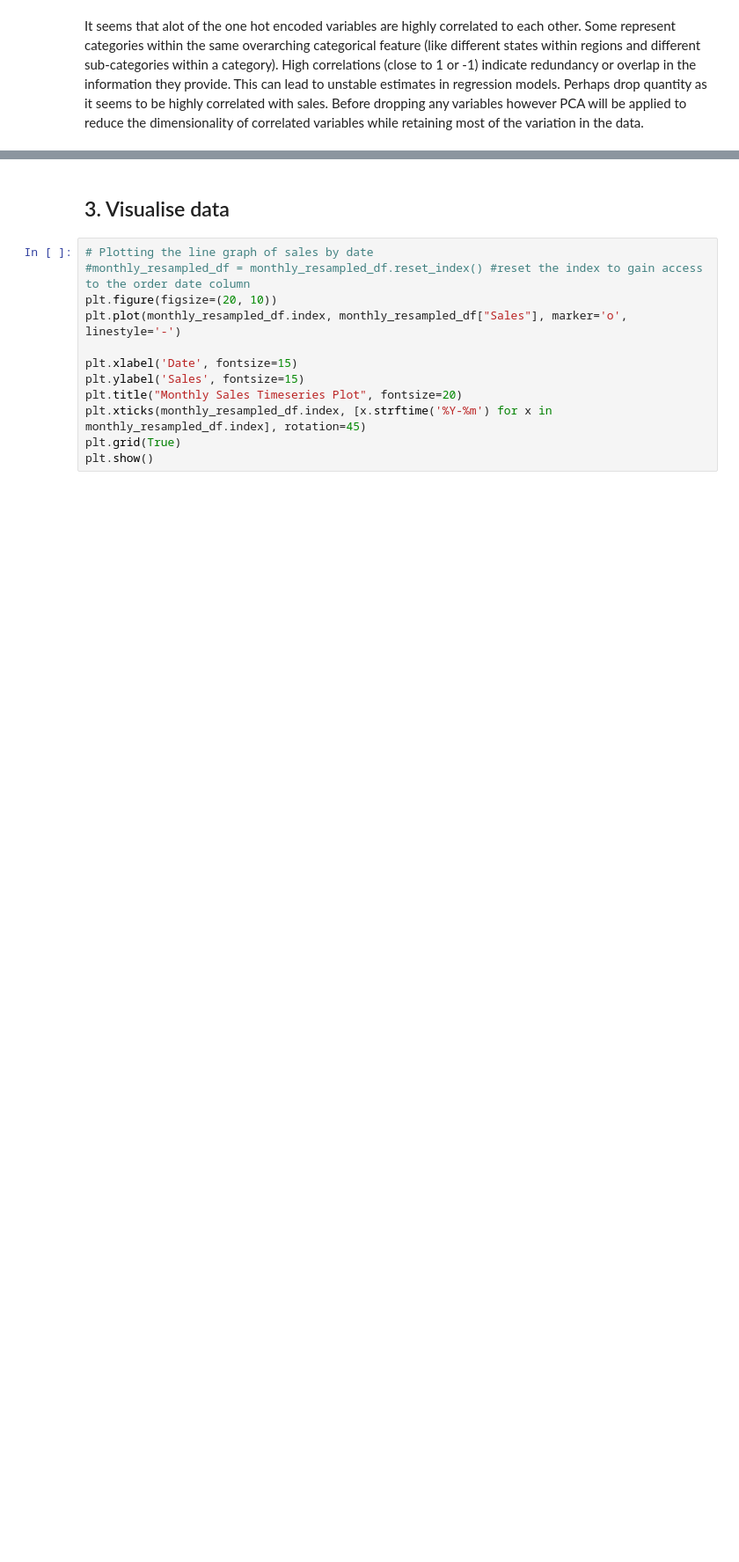
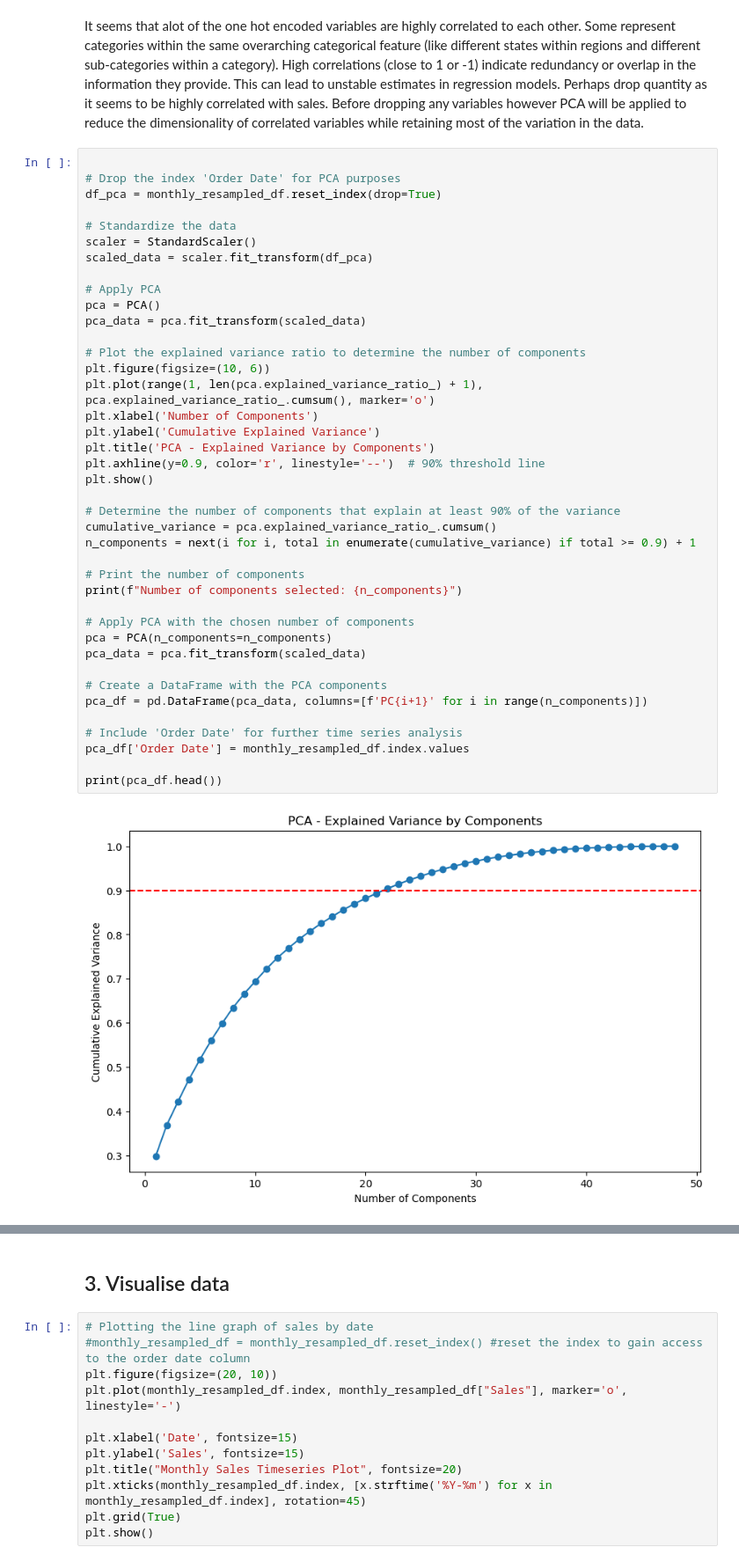
Before and after one commit to filmonmichael/2024-Phase-2-Data, a Jupyter notebook: part1-submission.ipynb, the cells around one changed output, grey strips where cells are left out. Shown at 88% size. Cells and saved outputs as stored; diff of their text form; blank space fills up the shorter version.

```diff
--- a/part1-submission.ipynb
+++ b/part1-submission.ipynb
@@ -268,3 +271,45 @@ plt.show()
 [figure]
 # %% [markdown]
 It seems that alot of the one hot encoded variables are highly correlated to each other. Some represent categories within the same overarching categorical feature (like different states within regions and different sub-categories within a category). High correlations (close to 1 or -1) indicate redundancy or overlap in the information they provide. This can lead to unstable estimates in regression models. Perhaps drop quantity as it seems to be highly correlated with sales. Before dropping any variables however PCA will be applied to reduce the dimensionality of correlated variables while retaining most of the variation in the data.
+# %%
+
+# Drop the index 'Order Date' for PCA purposes
+df_pca = monthly_resampled_df.reset_index(drop=True)
+
+# Standardize the data
+scaler = StandardScaler()
+scaled_data = scaler.fit_transform(df_pca)
+
+# Apply PCA
+pca = PCA()
+pca_data = pca.fit_transform(scaled_data)
+
+# Plot the explained variance ratio to determine the number of components
+plt.figure(figsize=(10, 6))
+plt.plot(range(1, len(pca.explained_variance_ratio_) + 1), pca.explained_variance_ratio_.cumsum(), marker='o')
+plt.xlabel('Number of Components')
+plt.ylabel('Cumulative Explained Variance')
+plt.title('PCA - Explained Variance by Components')
+plt.axhline(y=0.9, color='r', linestyle='--')  # 90% threshold line
+plt.show()
+
+# Determine the number of components that explain at least 90% of the variance
+cumulative_variance = pca.explained_variance_ratio_.cumsum()
+n_components = next(i for i, total in enumerate(cumulative_variance) if total >= 0.9) + 1
+
+# Print the number of components
+print(f"Number of components selected: {n_components}")
+
+# Apply PCA with the chosen number of components
+pca = PCA(n_components=n_components)
+pca_data = pca.fit_transform(scaled_data)
+
+# Create a DataFrame with the PCA components
+pca_df = pd.DataFrame(pca_data, columns=[f'PC{i+1}' for i in range(n_components)])
+
+# Include 'Order Date' for further time series analysis
+pca_df['Order Date'] = monthly_resampled_df.index.values
+
+print(pca_df.head())
+# %% [output]
+[figure, added]
```
Also changed, not shown: parts of 5 cells of this notebook.
